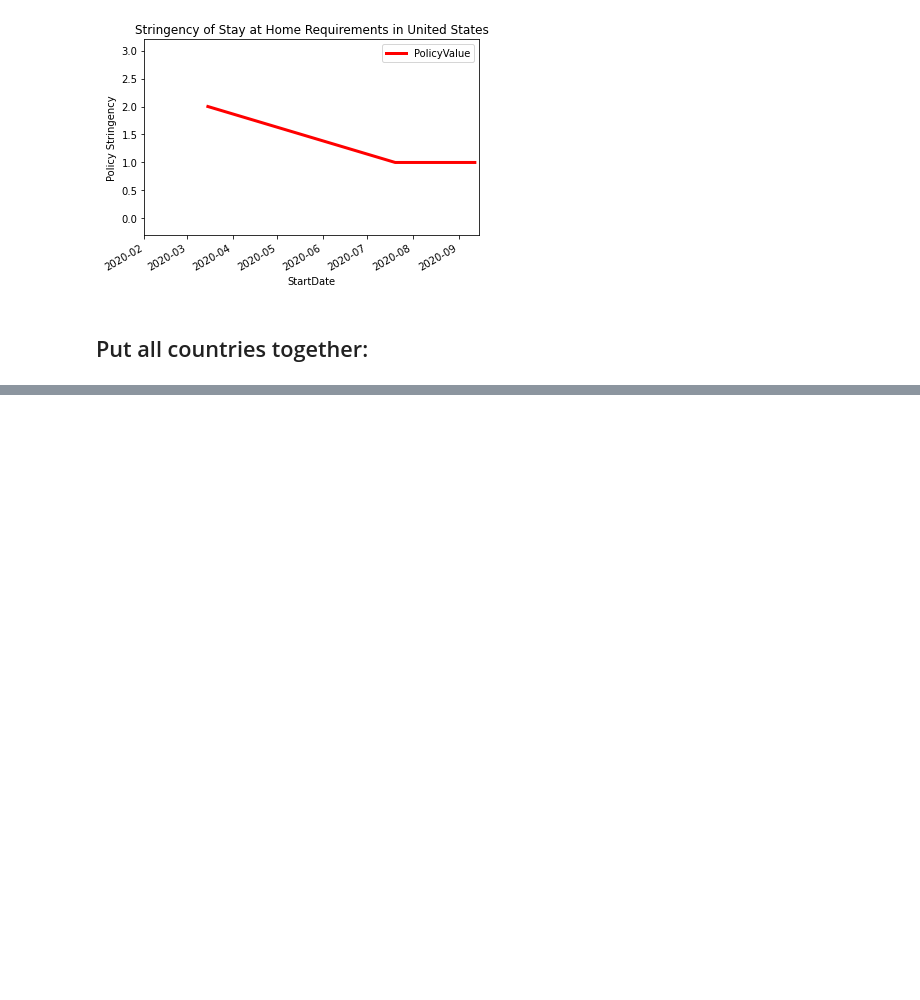
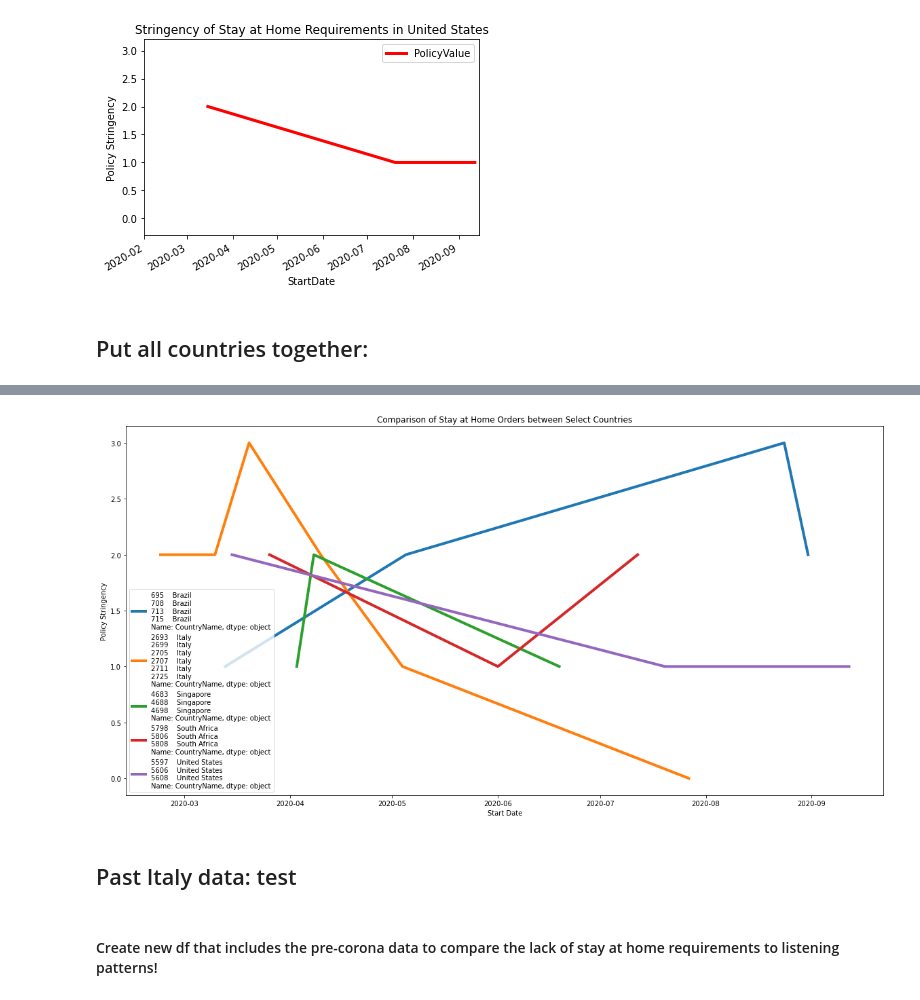
Before and after one commit to ksaslow/sad-song, a Jupyter notebook: ox_covid_test.ipynb, the cells around one changed output, grey strips where cells are left out. Saved outputs shown, nothing was run; the diff lists cells and outputs as text; code cells hidden in the pictures; blank space fills up the shorter version.

```diff
--- a/ox_covid_test.ipynb
+++ b/ox_covid_test.ipynb
@@ -396,0 +385,20 @@ plt.show()
+# %%
+sub_plots = [sub_brazil, sub_italy, sub_singapore, sub_south_africa, sub_united_states]
+
+x = []
+
+plt.figure(figsize=(20,10))
+for i in sub_plots:
+    plt.plot(i['StartDate'], i['PolicyValue'], linewidth=4, label=i['CountryName'])
+
+plt.ylabel('Policy Stringency')
+plt.xlabel('Start Date')
+plt.legend()
+plt.title('Comparison of Stay at Home Orders between Select Countries')
+plt.show()
+# %% [output]
+[figure, added]
+# %% [markdown]
+## Past Italy data: test
+# %% [markdown]
+#### Create new df that includes the pre-corona data to compare the lack of stay at home requirements to listening patterns!
```
Also changed, not shown: parts of 19 cells of this notebook.
